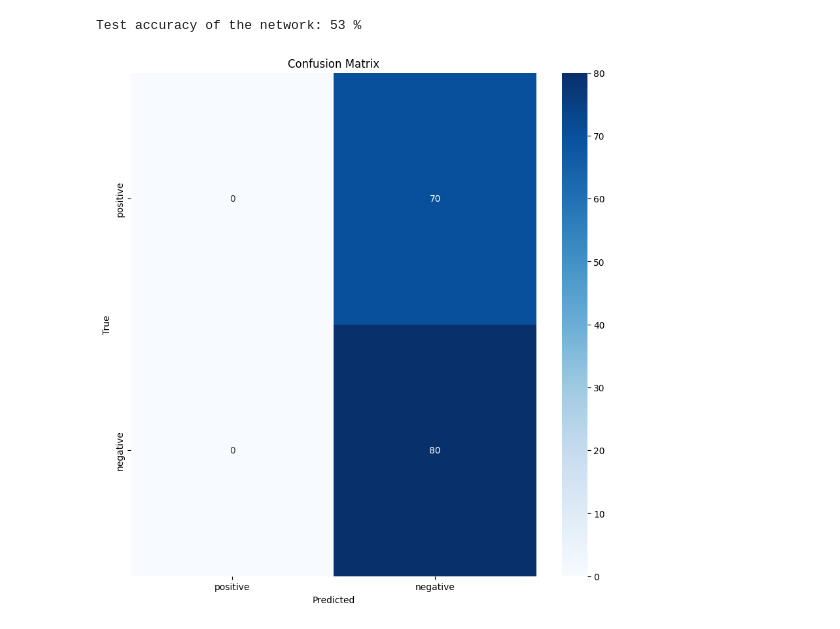
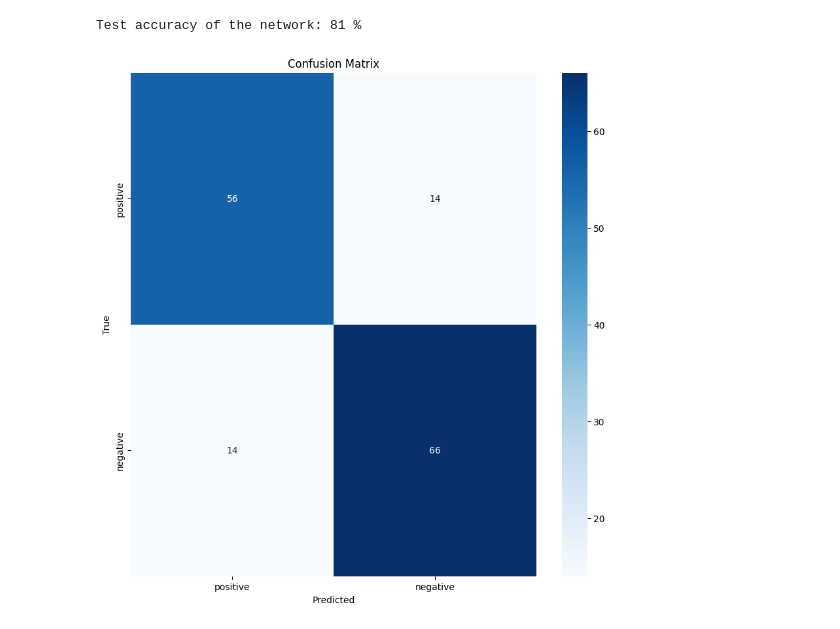
Before and after one commit to isskh/D7047E_Lab_1, a Jupyter notebook: lab 1.ipynb, the cells around one changed output. Drawn from its saved outputs; the diff is of its cells as text; code cells hidden in the pictures.

```diff
--- a/lab 1.ipynb
+++ b/lab 1.ipynb
@@ -65,7 +57,8 @@ def preprocess_pandas(data, columns):
     return df_
 
 # get data, pre-process and split
-data = pd.read_csv("amazon_cells_labelled.txt", delimiter='\t', header=None)
+data = pd.read_csv("/kaggle/input/amazon/amazon_cells_labelled.txt", delimiter='\t', header=None)
+#data = pd.read_csv("amazon_cells_labelled.txt", delimiter='\t', header=None)
 data.columns = ['Sentence', 'Class']
 data['index'] = data.index                                          # add new column index
 columns = ['index', 'Class', 'Sentence']
@@ -104,9 +97,9 @@ test_dataset = TensorDataset(test_x_tensor, test_y_tensor)
 batch_size = 32
 
 # Create DataLoader for training and validation datasets
-train_loader = DataLoader(train_dataset, batch_size=batch_size, shuffle=True)
-validation_loader = DataLoader(validation_dataset, batch_size=batch_size)
-test_loader = DataLoader(test_dataset, batch_size=batch_size)
+train_loader = DataLoader(train_dataset, batch_size=batch_size, shuffle=True,num_workers=4)
+validation_loader = DataLoader(validation_dataset, batch_size=batch_size,num_workers=4)
+test_loader = DataLoader(test_dataset, batch_size=batch_size,num_workers=4)
 # %%
 class Chatbot(nn.Module):
     def __init__(self, input_size, hidden_size,num_layers,output_size,dropout=0.2):
@@ -356,14 +271,8 @@ def test_model(model, test_loader,device):
-# %%
-device = torch.device('cuda' if torch.cuda.is_available() else 'cpu')
 # %%
-epochs = 500
-input_size = 4114  # Size of vocabulary
+epochs = 300
+input_size = vocab_size  # Size of vocabulary
 hidden_size = 256  # Size of hidden layer
 output_size = 2  # Size of vocabulary (for response)
 num_layers = 2
-
-model = Chatbot(input_size=input_size, hidden_size=hidden_size, output_size=output_size,num_layers=num_layers)
-criterion = nn.CrossEntropyLoss()
-optimizer = optim.Adam(model.parameters(),lr=0.0001)
-
-trained_model_lstm = train_model(model=model,criterion=criterion,optimizer=optimizer,train_loader=train_loader,validation_loader=validation_loader,num_epochs=epochs,device=device)
+model_name_lstm = 'lstm_bot.pth'
+model_lstm = Chatbot(input_size=input_size, hidden_size=hidden_size, output_size=output_size, num_layers=num_layers)
@@ -495,0 +279,11 @@ Test accuracy of the network: 80 %
+# %%
+if torch.cuda.device_count() > 1:
+    print("Using", torch.cuda.device_count(), "GPUs!")
+    model_lstm = DataParallel(model_lstm)
+
+criterion = nn.BCELoss()
+optimizer = optim.Adam(model_lstm.parameters(), lr=0.0001)
+
+train_model(model=model_lstm, criterion=criterion, optimizer=optimizer, train_loader=train_loader,
+                                 validation_loader=validation_loader, num_epochs=epochs, device=device,
+                                 model_name=model_name_lstm)
@@ -496,5 +309,5 @@ Test accuracy of the network: 80 %
 # %%
-test_model(trained_model_emb,test_loader=test_loader_bot,device=device)
+test_model(model=model_lstm,test_loader=test_loader,device=device,model_name=model_name_lstm)
 # %% [output]
-Test accuracy of the network: 53 %
+Test accuracy of the network: 81 %
-[figure, old version]
+[figure, new version]
```
Also changed, not shown: parts of 20 cells of this notebook, 3 other files.
